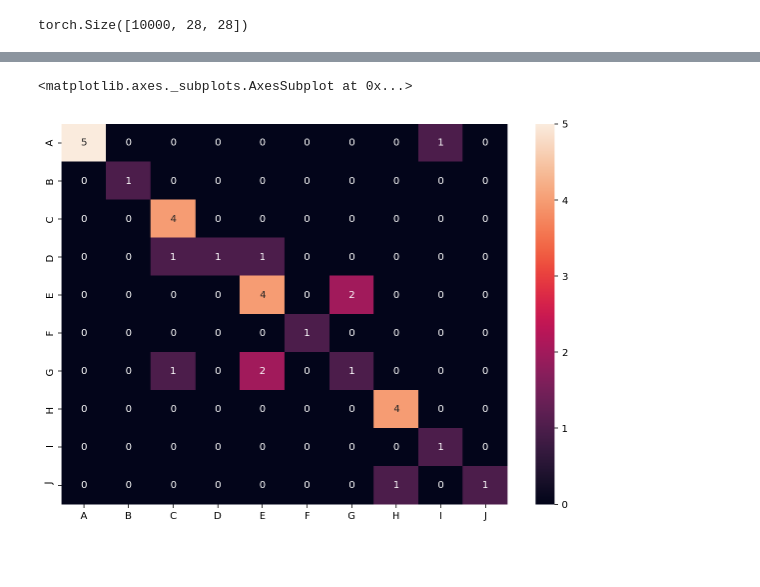
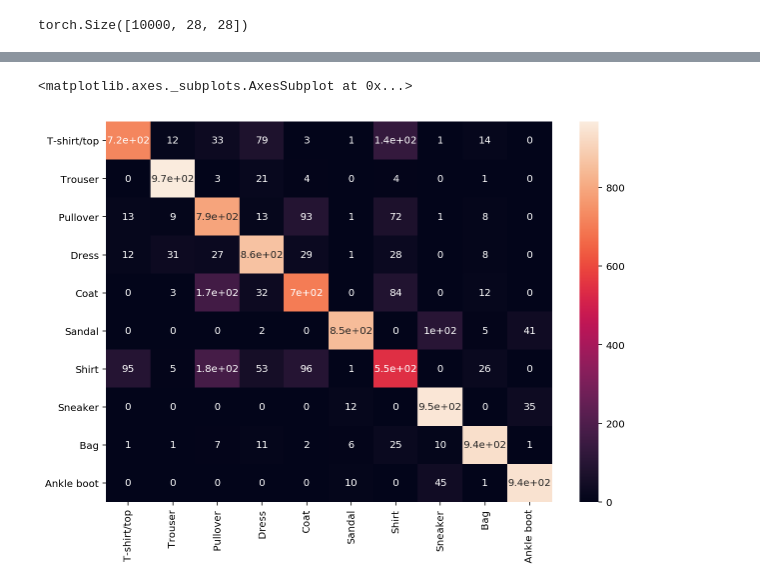
Before and after one commit to sbartek/intro-to-pytorch, a Jupyter notebook: simple_fashion_mnist.ipynb, the cells around one changed output, grey strips where cells are left out. Drawn from its saved outputs; the diff is of its cells as text; code cells hidden in the pictures; blank space fills up the shorter version.

```diff
--- a/simple_fashion_mnist.ipynb
+++ b/simple_fashion_mnist.ipynb
@@ -270,9 +273,9 @@ for idx in np.arange(batch_size):
 # %%
+
+batch_size=10000
+test_loader3 = torch.utils.data.DataLoader(testset, batch_size=10000, shuffle=True)
+dataiter = iter(test_loader3)
+images, labels = dataiter.next()
+outputs = model(images)
 array  = confusion_matrix(labels, np.squeeze(outputs.data.max(1, keepdim=True)[1].numpy()))
-
-batch_size=32
-test_loader2 = torch.utils.data.DataLoader(testset, batch_size=500, shuffle=True)
-array  = confusion_matrix(labels, np.squeeze(outputs.data.max(1, keepdim=True)[1].numpy()))
-# obtain one batch of test images
-dataiter = iter(test_loader2)
-images, labels = dataiter.next()
+array
@@ -279,10 +293,10 @@ images, labels = dataiter.next()
 # %%
 import pandas as pd
 import seaborn as sn
-df_cm = pd.DataFrame(array, index = [i for i in "ABCDEFGHIJ"],
-                  columns = [i for i in "ABCDEFGHIJ"])
+df_cm = pd.DataFrame(array, index = [i for i in classes],
+                  columns = [i for i in classes ])
 plt.figure(figsize = (10,7))
 sn.heatmap(df_cm, annot=True)
 # %% [output]
 <matplotlib.axes._subplots.AxesSubplot at 0x...>
-[figure, old version]
+[figure, new version]
```
Also changed, not shown: parts of 5 cells of this notebook.
